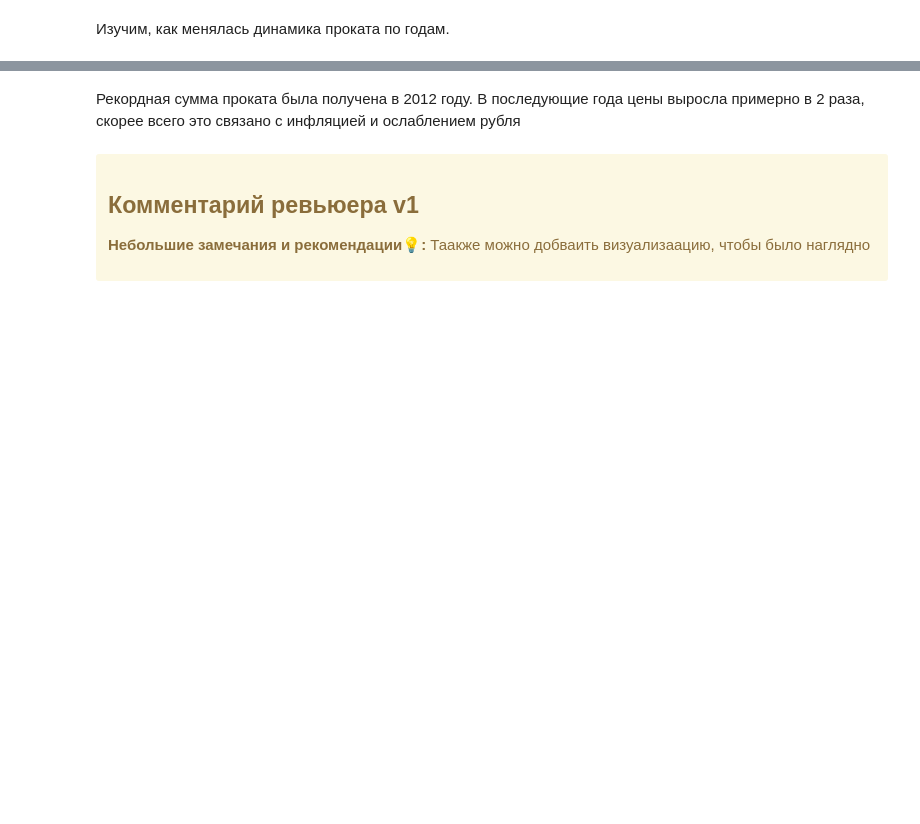
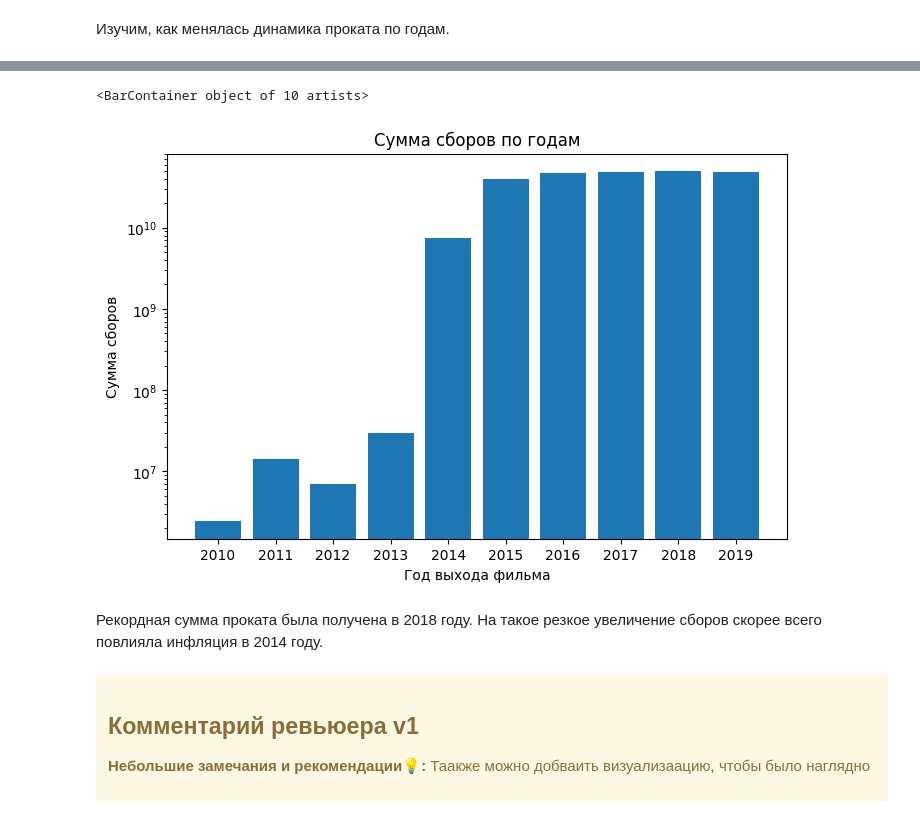
Before and after one commit to antonkazachenko/ds_projects, a Jupyter notebook: 4-films/project_ru.ipynb, the cells around one changed output, grey strips where cells are left out. Drawn from its saved outputs; the diff is of its cells as text; code cells hidden in the pictures; blank space fills up the shorter version.

```diff
--- a/4-films/project_ru.ipynb
+++ b/4-films/project_ru.ipynb
@@ -519,6 +625,16 @@ year
 Name: box_office, dtype: float64
-# %% [markdown]
-Рекордная сумма проката была получена в 2012 году. В последующие года цены выросла примерно в 2 раза, скорее всего это связано с инфляцией и ослаблением рубля
+# %%
+plt.figure(figsize=(8,5))
+plt.title('Сумма сборов по годам')
+plt.xlabel("Год выхода фильма")
+plt.ylabel("Сумма сборов")
+plt.yscale('log')
+plt.bar(box_office_by_year.index, box_office_by_year)
+# %% [output]
+<BarContainer object of 10 artists>
+[figure, added]
+# %% [markdown]
+Рекордная сумма проката была получена в 2018 году. На такое резкое увеличение сборов скорее всего повлияла инфляция в 2014 году.
 # %% [markdown]
 <div class="alert alert-warning">
     <h2> Комментарий ревьюера v1 <a class="tocSkip"> </h2>
```
Also changed, not shown: parts of 47 cells of this notebook.
